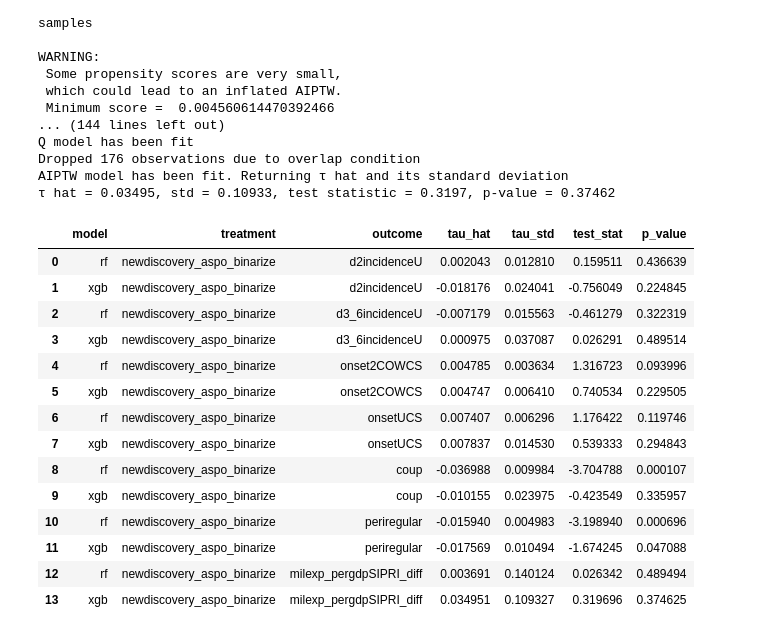
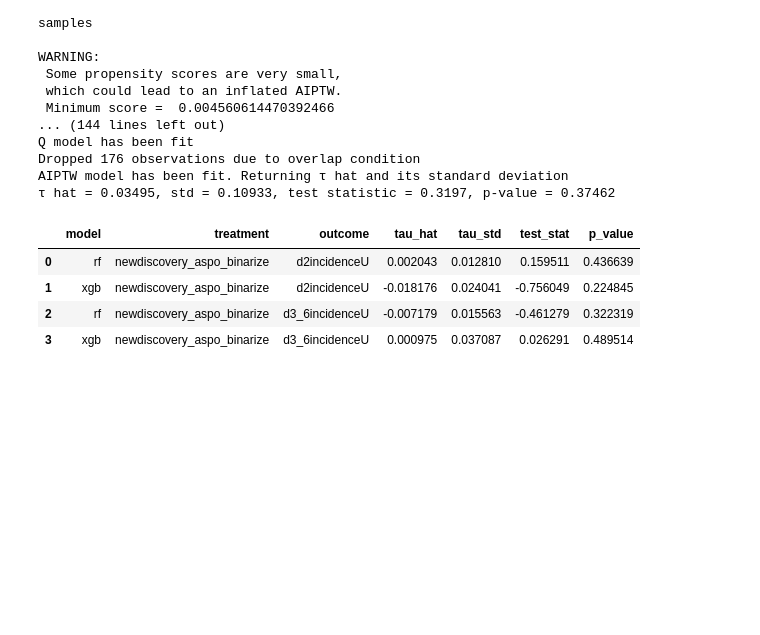
Before and after one commit to wanranzhao/STAT27420-final-code, a Jupyter notebook: Code/model_fitting.ipynb, the cells around one changed output. Saved outputs shown, nothing was run; the diff lists cells and outputs as text; code cells hidden in the pictures; blank space fills up the shorter version.

```diff
--- a/Code/model_fitting.ipynb
+++ b/Code/model_fitting.ipynb
@@ -440,20 +478,10 @@ Dropped 176 observations due to overlap condition
 AIPTW model has been fit. Returning τ hat and its standard deviation
 τ hat = 0.03495, std = 0.10933, test statistic = 0.3197, p-value = 0.37462
 # %%
-att_discovery_results_df
+att_discovery_results_df.loc[0:3, :]
 # %% [output]
 |  | model | treatment | outcome | tau_hat | tau_std | test_stat | p_value |
 | 0 | rf | newdiscovery_aspo_binarize | d2incidenceU | 0.002043 | 0.012810 | 0.159511 | 0.436639 |
 | 1 | xgb | newdiscovery_aspo_binarize | d2incidenceU | -0.018176 | 0.024041 | -0.756049 | 0.224845 |
 | 2 | rf | newdiscovery_aspo_binarize | d3_6incidenceU | -0.007179 | 0.015563 | -0.461279 | 0.322319 |
 | 3 | xgb | newdiscovery_aspo_binarize | d3_6incidenceU | 0.000975 | 0.037087 | 0.026291 | 0.489514 |
-| 4 | rf | newdiscovery_aspo_binarize | onset2COWCS | 0.004785 | 0.003634 | 1.316723 | 0.093996 |
-| 5 | xgb | newdiscovery_aspo_binarize | onset2COWCS | 0.004747 | 0.006410 | 0.740534 | 0.229505 |
-| 6 | rf | newdiscovery_aspo_binarize | onsetUCS | 0.007407 | 0.006296 | 1.176422 | 0.119746 |
-| 7 | xgb | newdiscovery_aspo_binarize | onsetUCS | 0.007837 | 0.014530 | 0.539333 | 0.294843 |
-| 8 | rf | newdiscovery_aspo_binarize | coup | -0.036988 | 0.009984 | -3.704788 | 0.000107 |
-| 9 | xgb | newdiscovery_aspo_binarize | coup | -0.010155 | 0.023975 | -0.423549 | 0.335957 |
-| 10 | rf | newdiscovery_aspo_binarize | periregular | -0.015940 | 0.004983 | -3.198940 | 0.000696 |
-| 11 | xgb | newdiscovery_aspo_binarize | periregular | -0.017569 | 0.010494 | -1.674245 | 0.047088 |
-| 12 | rf | newdiscovery_aspo_binarize | milexp_pergdpSIPRI_diff | 0.003691 | 0.140124 | 0.026342 | 0.489494 |
-| 13 | xgb | newdiscovery_aspo_binarize | milexp_pergdpSIPRI_diff | 0.034951 | 0.109327 | 0.319696 | 0.374625 |
```
Also changed, not shown: parts of 25 cells of this notebook.
